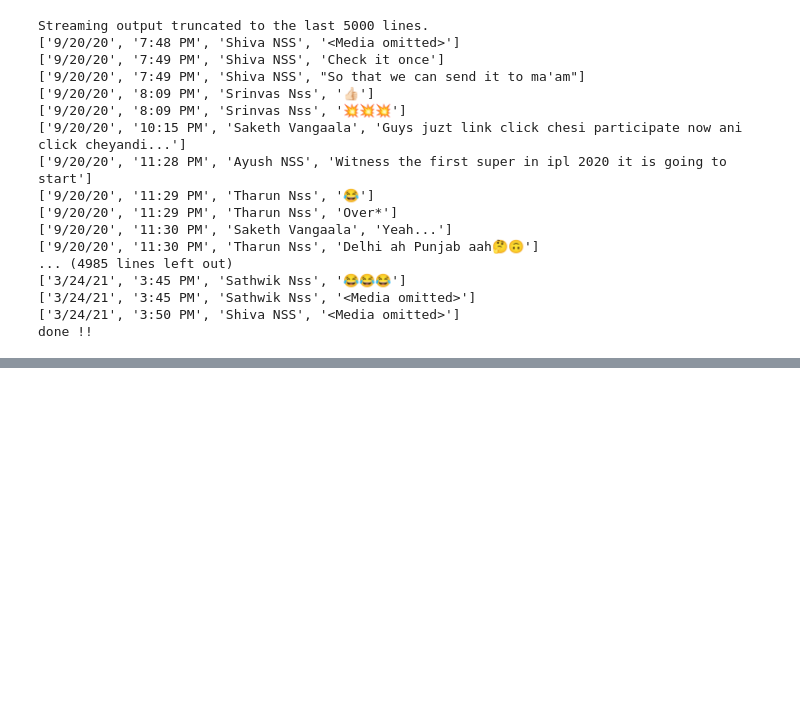
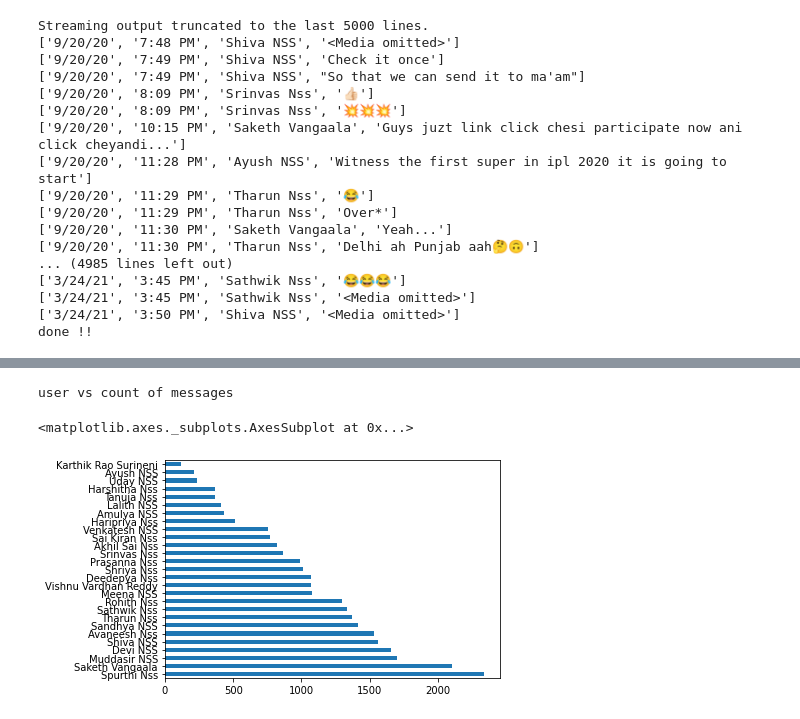
Before and after one commit to VishnuThokala/SimpleCalculator, a Jupyter notebook: Analyser.ipynb, the cells around one changed output, grey strips where cells are left out. Drawn from its saved outputs; the diff is of its cells as text; code cells hidden in the pictures; blank space fills up the shorter version.

```diff
--- a/Analyser.ipynb
+++ b/Analyser.ipynb
@@ -164,0 +185,3 @@ Media File or Sticker
+# %%
+user_msg_counts = ds['user'].value_counts()
+print(user_msg_counts)
@@ -164,0 +206,7 @@ Media File or Sticker
+# %%
+print('user vs count of messages')
+user_msg_counts.plot.barh()
+# %% [output]
+user vs count of messages
+<matplotlib.axes._subplots.AxesSubplot at 0x...>
+[figure, added]
```
Also changed, not shown: parts of 12 cells of this notebook.
